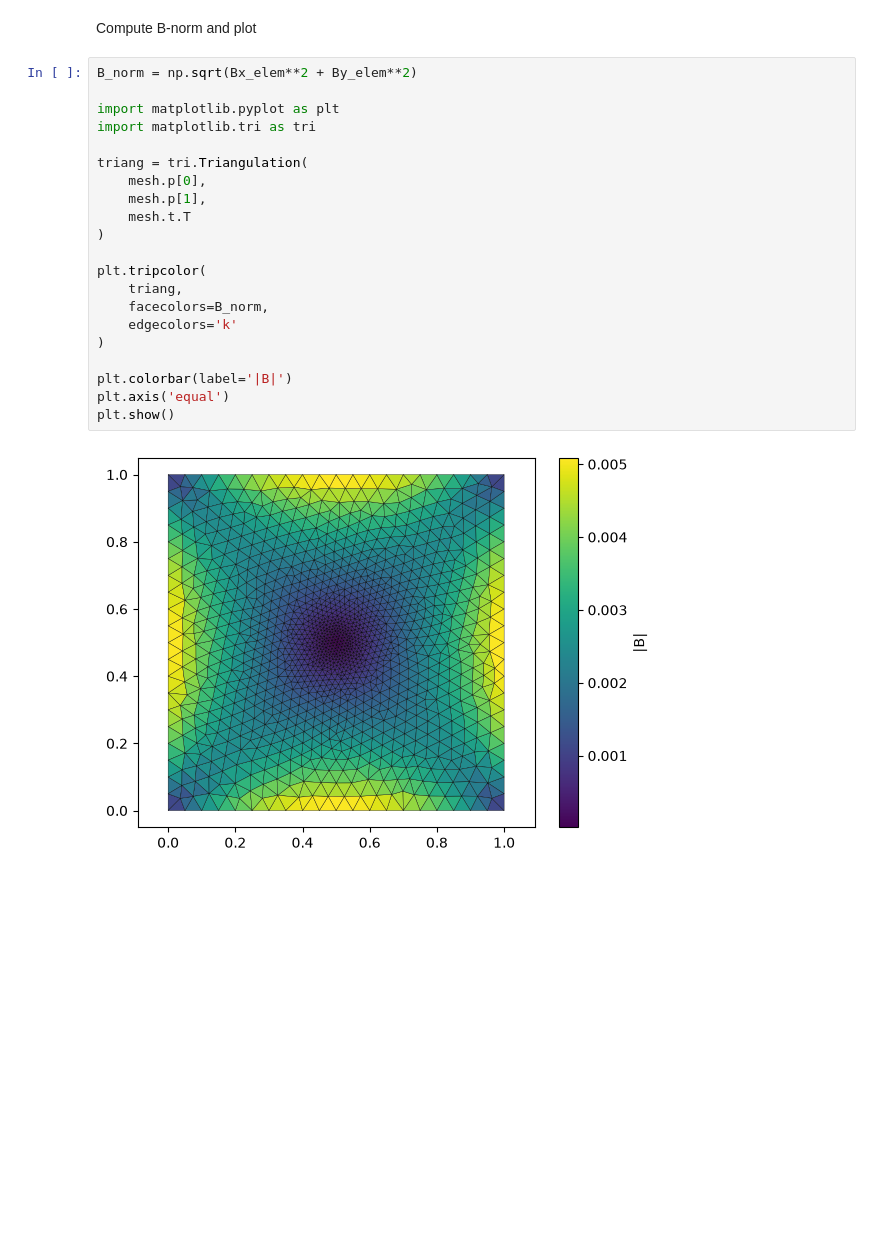
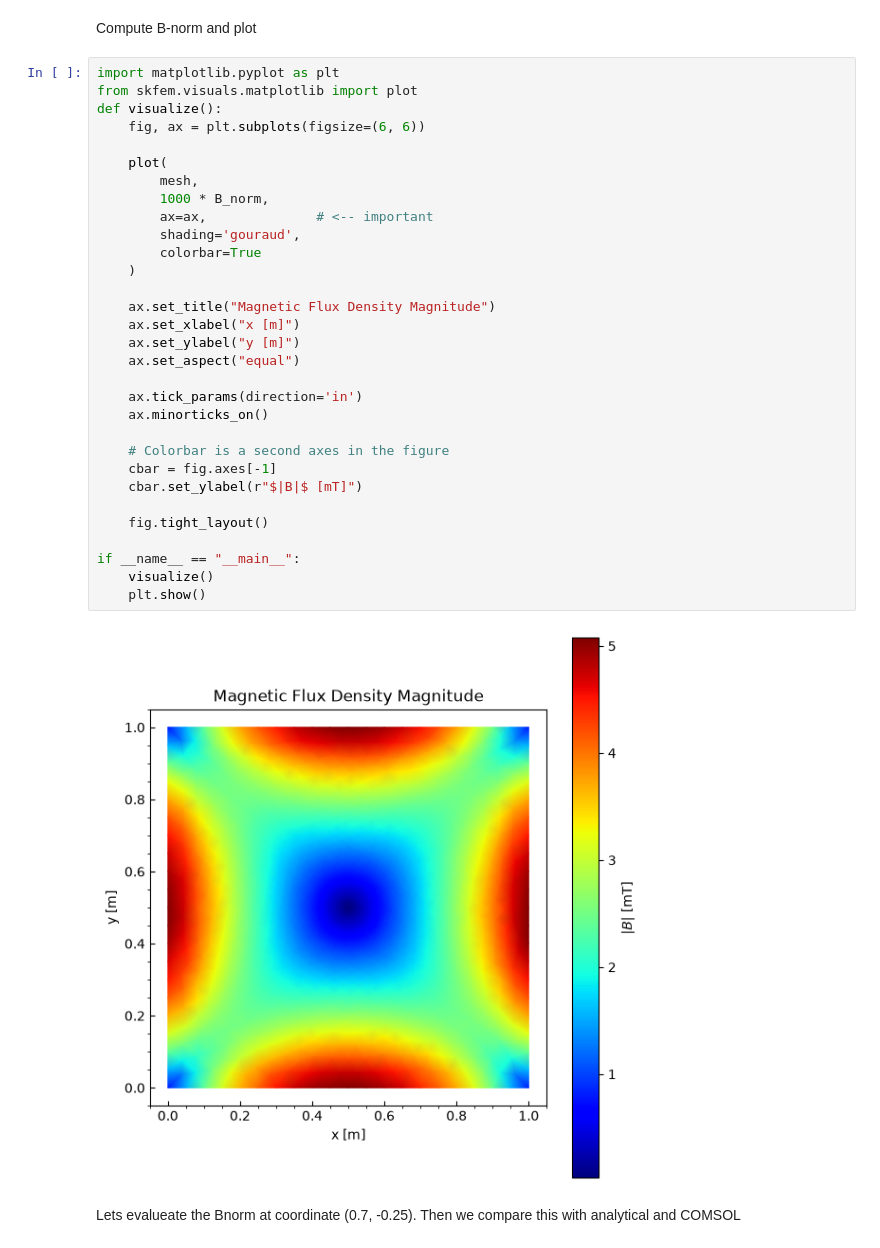
Before and after one commit to VerttiAalto100/computational-electromagnetics, a Jupyter notebook: notebooks/A_field_wire.ipynb, the cells around one changed output. Drawn from its saved outputs; the diff is of its cells as text; blank space fills up the shorter version.

```diff
--- a/notebooks/A_field_wire.ipynb
+++ b/notebooks/A_field_wire.ipynb
@@ -123,25 +187,37 @@ Text(0.5, 1.0, 'B-field around wire')
 # %% [markdown]
 Compute B-norm and plot
 # %%
-B_norm = np.sqrt(Bx_elem**2 + By_elem**2)
+import matplotlib.pyplot as plt
+from skfem.visuals.matplotlib import plot
+def visualize():
+    fig, ax = plt.subplots(figsize=(6, 6))
 
-import matplotlib.pyplot as plt
-import matplotlib.tri as tri
+    plot(
+        mesh,
+        1000 * B_norm,
+        ax=ax,              # <-- important
+        shading='gouraud',
+        colorbar=True
+    )
 
-triang = tri.Triangulation(
-    mesh.p[0],
-    mesh.p[1],
-    mesh.t.T
-)
+    ax.set_title("Magnetic Flux Density Magnitude")
+    ax.set_xlabel("x [m]")
+    ax.set_ylabel("y [m]")
+    ax.set_aspect("equal")
 
-plt.tripcolor(
-    triang,
-    facecolors=B_norm,
-    edgecolors='k'
-)
+    ax.tick_params(direction='in')
+    ax.minorticks_on()
 
-plt.colorbar(label='|B|')
-plt.axis('equal')
-plt.show()
+    # Colorbar is a second axes in the figure
+    cbar = fig.axes[-1]
+    cbar.set_ylabel(r"$|B|$ [mT]")
+
+    fig.tight_layout()
+
+if __name__ == "__main__":
+    visualize()
+    plt.show()
 # %% [output]
-[figure, old version]
+[figure, new version]
+# %% [markdown]
+Lets evalueate the Bnorm at coordinate (0.7, -0.25). Then we compare this with analytical and COMSOL
```
Also changed, not shown: parts of 9 cells of this notebook.
